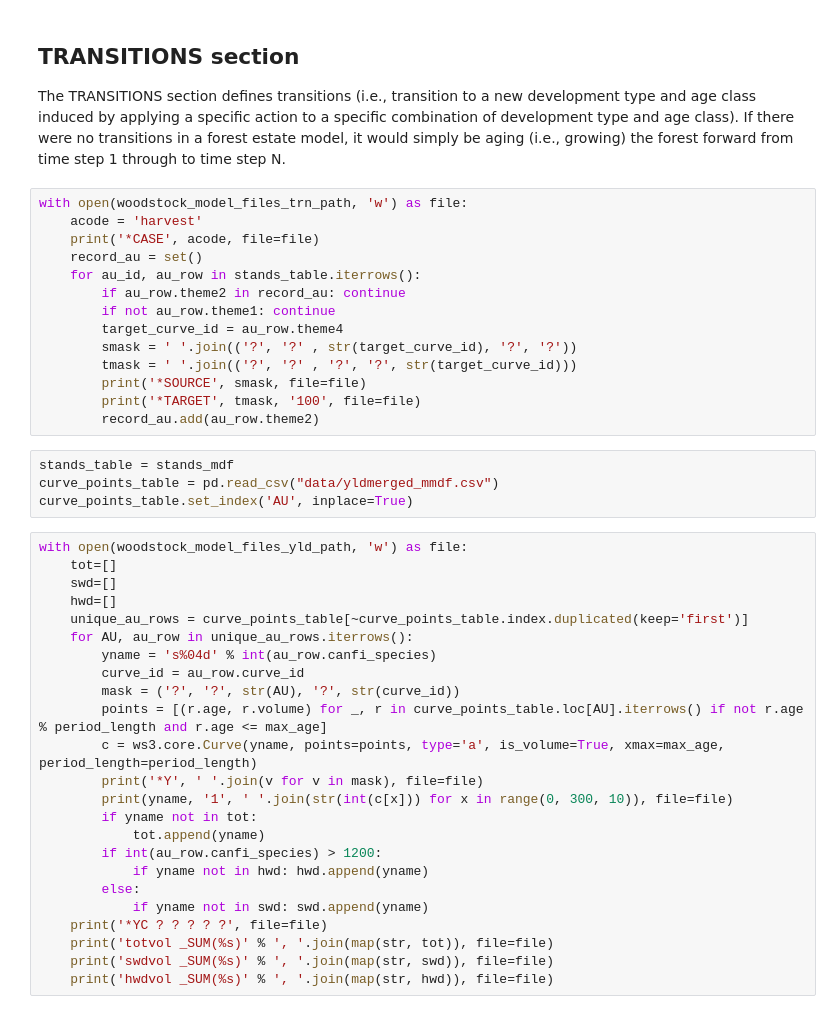
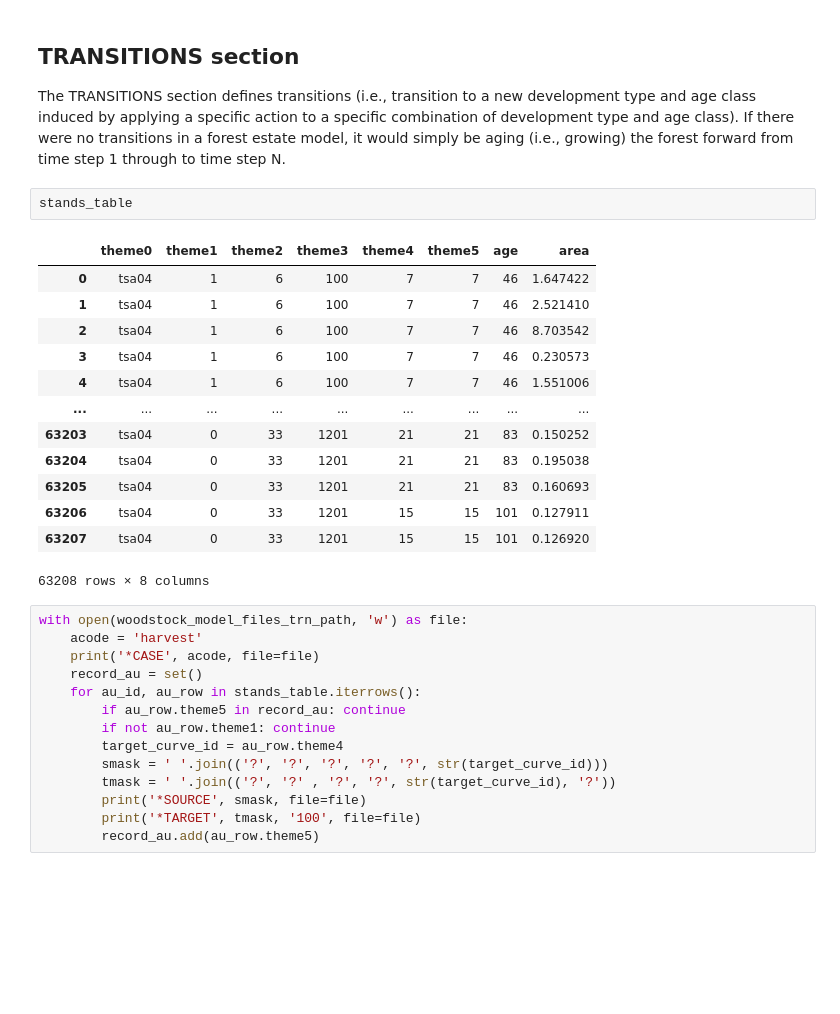
Before and after one commit to UBC-FRESH/nbds_mining, a Jupyter notebook: 00_woodstock_files_6theme.ipynb, the cells around one changed output. Drawn from its saved outputs; the diff is of its cells as text; blank space fills up the shorter version.

Commit message:
building woodstock files

```diff
--- a/00_woodstock_files_6theme.ipynb
+++ b/00_woodstock_files_6theme.ipynb
@@ -556,45 +518,33 @@ with open(woodstock_model_files_act_path, 'w') as file:
 ## TRANSITIONS section
 
 The TRANSITIONS section defines transitions (i.e., transition to a new development type and age class induced by applying a specific action to a specific combination of development type and age class). If there were no transitions in a forest estate model, it would simply be aging (i.e., growing) the forest forward from time step 1 through to time step N.
+# %%
+stands_table
+# %% [output]
+|  | theme0 | theme1 | theme2 | theme3 | theme4 | theme5 | age | area |
+| 0 | tsa04 | 1 | 6 | 100 | 7 | 7 | 46 | 1.647422 |
+| 1 | tsa04 | 1 | 6 | 100 | 7 | 7 | 46 | 2.521410 |
+| 2 | tsa04 | 1 | 6 | 100 | 7 | 7 | 46 | 8.703542 |
+| 3 | tsa04 | 1 | 6 | 100 | 7 | 7 | 46 | 0.230573 |
+| 4 | tsa04 | 1 | 6 | 100 | 7 | 7 | 46 | 1.551006 |
+| ... | ... | ... | ... | ... | ... | ... | ... | ... |
+| 63203 | tsa04 | 0 | 33 | 1201 | 21 | 21 | 83 | 0.150252 |
+| 63204 | tsa04 | 0 | 33 | 1201 | 21 | 21 | 83 | 0.195038 |
+| 63205 | tsa04 | 0 | 33 | 1201 | 21 | 21 | 83 | 0.160693 |
+| 63206 | tsa04 | 0 | 33 | 1201 | 15 | 15 | 101 | 0.127911 |
+| 63207 | tsa04 | 0 | 33 | 1201 | 15 | 15 | 101 | 0.126920 |
+63208 rows × 8 columns
 # %%
 with open(woodstock_model_files_trn_path, 'w') as file:
     acode = 'harvest'
     print('*CASE', acode, file=file)
     record_au = set()
     for au_id, au_row in stands_table.iterrows():
-        if au_row.theme2 in record_au: continue
+        if au_row.theme5 in record_au: continue
         if not au_row.theme1: continue
         target_curve_id = au_row.theme4
-        smask = ' '.join(('?', '?' , str(target_curve_id), '?', '?'))
-        tmask = ' '.join(('?', '?' , '?', '?', str(target_curve_id)))
+        smask = ' '.join(('?', '?', '?', '?', '?', str(target_curve_id)))
+        tmask = ' '.join(('?', '?' , '?', '?', str(target_curve_id), '?'))
         print('*SOURCE', smask, file=file)
         print('*TARGET', tmask, '100', file=file)
-        record_au.add(au_row.theme2)
+        record_au.add(au_row.theme5)
-# %%
-stands_table = stands_mdf
-curve_points_table = pd.read_csv("data/yldmerged_mmdf.csv")
-curve_points_table.set_index('AU', inplace=True)
-# %%
-with open(woodstock_model_files_yld_path, 'w') as file:
-    tot=[]
-    swd=[]
-    hwd=[]
-    unique_au_rows = curve_points_table[~curve_points_table.index.duplicated(keep='first')]
-    for AU, au_row in unique_au_rows.iterrows():
-        yname = 's%04d' % int(au_row.canfi_species)
-        curve_id = au_row.curve_id
-        mask = ('?', '?', str(AU), '?', str(curve_id))
-        points = [(r.age, r.volume) for _, r in curve_points_table.loc[AU].iterrows() if not r.age % period_length and r.age <= max_age]
-        c = ws3.core.Curve(yname, points=points, type='a', is_volume=True, xmax=max_age, period_length=period_length)
-        print('*Y', ' '.join(v for v in mask), file=file)
-        print(yname, '1', ' '.join(str(int(c[x])) for x in range(0, 300, 10)), file=file)
-        if yname not in tot:
-            tot.append(yname)
-        if int(au_row.canfi_species) > 1200:
-            if yname not in hwd: hwd.append(yname)
-        else:
-            if yname not in swd: swd.append(yname)
-    print('*YC ? ? ? ? ?', file=file)
-    print('totvol _SUM(%s)' % ', '.join(map(str, tot)), file=file)
-    print('swdvol _SUM(%s)' % ', '.join(map(str, swd)), file=file)
-    print('hwdvol _SUM(%s)' % ', '.join(map(str, hwd)), file=file)
```
Also changed, not shown: parts of 27 cells of this notebook, 9 other files.
